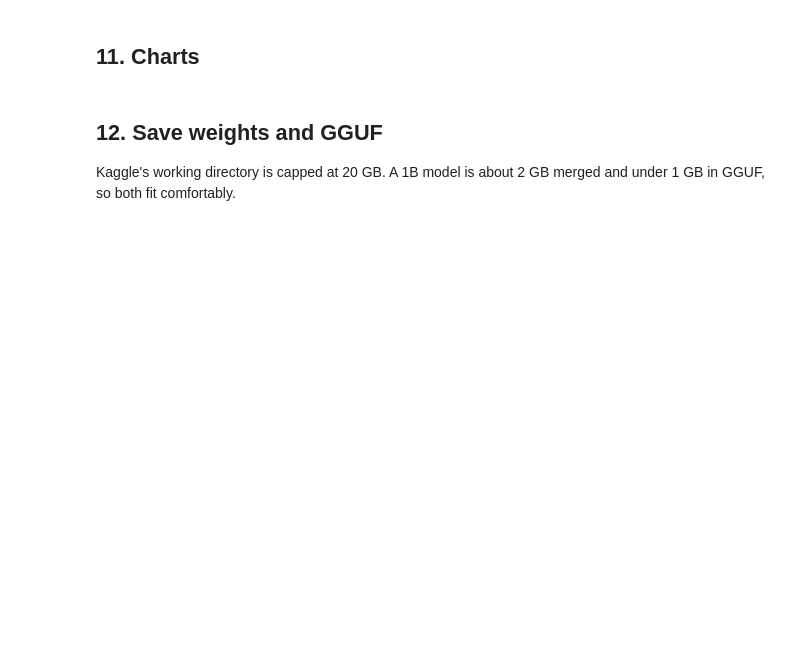
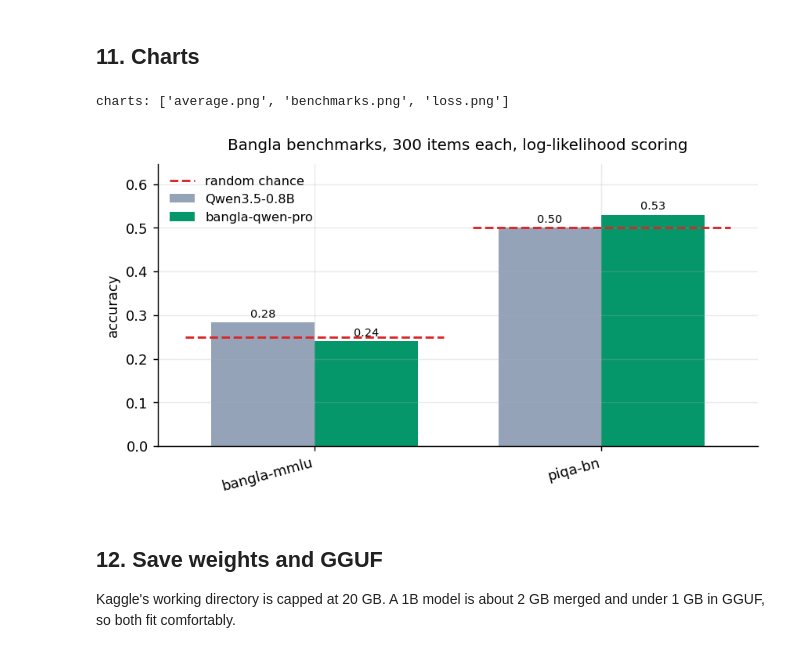
Before and after one commit to Md-Emon-Hasan/All-LLM-Fine-Funing-Methods, a Jupyter notebook: Bangla Language Models/bangla_gemma_pro.ipynb, the cells around one changed output. Drawn from its saved outputs; the diff is of its cells as text; code cells hidden in the pictures; blank space fills up the shorter version.

Commit message:
ADD: bangla_gemma_pro

```diff
--- a/Bangla Language Models/bangla_gemma_pro.ipynb
+++ b/Bangla Language Models/bangla_gemma_pro.ipynb
@@ -410,0 +583,17 @@ print("\n--- formatted example ---\n", ds[0]["text"][:800])
+# %%
+model = FastModel.get_peft_model(
+    model,
+    r = LORA_R,
+    lora_alpha = LORA_ALPHA,
+    lora_dropout = 0,
+    bias = "none",
+    target_modules = ["q_proj","k_proj","v_proj","o_proj",
+                      "gate_proj","up_proj","down_proj"],
+    use_gradient_checkpointing = "unsloth",
+    random_state = SEED,
+    use_rslora = False,
+    loftq_config = None,
+)
+TRAINABLE = sum(p.numel() for p in model.parameters() if p.requires_grad)
+print(f"trainable {TRAINABLE:,} of {N_PARAMS:,} ({100*TRAINABLE/N_PARAMS:.2f}%)")
+assert 0 < TRAINABLE < 0.2 * N_PARAMS, "adapters did not attach as expected"
@@ -424,9 +615,9 @@ _P = set(inspect.signature(CFG.__init__).parameters)
 
 wanted = dict(
     per_device_train_batch_size=BATCH, gradient_accumulation_steps=ACCUM,
-    warmup_steps=40, max_steps=MAX_STEPS, learning_rate=LR,
+    warmup_steps=20, max_steps=MAX_STEPS, learning_rate=LR,
     fp16=not BF16, bf16=BF16, logging_steps=20, optim="adamw_8bit",
-    weight_decay=0.01, lr_scheduler_type="cosine", max_grad_norm=1.0,
+    weight_decay=0.01, lr_scheduler_type="cosine", max_grad_norm=0.3,
     seed=SEED, output_dir=f"{WORK}/outputs", report_to="none",
     save_strategy="no", gradient_checkpointing=True,
     max_seq_length=MAX_SEQ, dataset_text_field="text",
@@ -443,8 +634,8 @@ trainer = SFTTrainer(model=model, tokenizer=tokenizer, train_dataset=ds,
                      args=CFG(**kw), **extra)
 trainer = train_on_responses_only(
     trainer,
-    instruction_part="<start_of_turn>user\n",
-    response_part="<start_of_turn>model\n")
+    instruction_part=INSTRUCTION_PART,
+    response_part=RESPONSE_PART)
 
 lab = np.array(trainer.train_dataset[0]["labels"])
 sup = int((lab != -100).sum())
@@ -500,51 +736,56 @@ names = [k for k in BASE_BENCH if k != "average"]
 fig, ax = plt.subplots(figsize=(7.6, 3.6))
 x = np.arange(len(names)); w = 0.36
 bv = [BASE_BENCH[k] for k in names]; tv = [TUNED_BENCH[k] for k in names]
-ax.bar(x-w/2, bv, w, label="gemma-3-1b-it", color=C_BASE)
-ax.bar(x+w/2, tv, w, label="bangla-gemma-pro", color=C_TUNED)
+ax.bar(x-w/2, bv, w, label="Qwen3.5-0.8B", color=C_BASE)
+ax.bar(x+w/2, tv, w, label="bangla-qwen-pro", color=C_TUNED)
 for xi, v in zip(x-w/2, bv): ax.text(xi, v+.012, f"{v:.2f}", ha="center", fontsize=8)
 for xi, v in zip(x+w/2, tv): ax.text(xi, v+.012, f"{v:.2f}", ha="center", fontsize=8)
+ax.set_xticks(x); ax.set_xticklabels(names, rotation=15, ha="right")
+ax.set_ylabel("accuracy"); ax.set_ylim(0, max(bv+tv)*1.22)
+ax.set_title(f"Bangla benchmarks, {BENCH_N} items each, log-likelihood scoring",
+             fontsize=11, pad=10)
+CHANCE = {"bangla-mmlu":0.25, "commonsenseqa-bn":0.20, "openbookqa-bn":0.25,
+          "piqa-bn":0.50, "boolq-bn":0.50}
 for i, n in enumerate(names):
     c = CHANCE.get(n)
     if c:
-        ax.hlines(c, i-.46, i+.46, color="#dc2626", ls="--", lw=1.6,
+        ax.hlines(c, i-0.45, i+0.45, color="#dc2626", ls="--", lw=1.6,
                   label="random chance" if i == 0 else None)
-ax.set_xticks(x); ax.set_xticklabels(names, rotation=15, ha="right")
-ax.set_ylabel("accuracy"); ax.set_ylim(0, max(bv+tv+[0.6])*1.25)
-ax.set_title(f"Bangla benchmarks, {BENCH_N} items each, log-likelihood scoring",
-             fontsize=11, pad=10)
-ax.legend(frameon=False, fontsize=9, ncol=3)
+ax.legend(frameon=False, fontsize=9)
 plt.savefig(f"{ASSETS}/benchmarks.png"); plt.close()
 
 fig, ax = plt.subplots(figsize=(4.6, 3.3))
 bars = ax.bar(["base","fine-tuned"], [BASE_BENCH["average"], TUNED_BENCH["average"]],
               color=[C_BASE, C_TUNED], width=.5)
 for b, v in zip(bars, [BASE_BENCH["average"], TUNED_BENCH["average"]]):
     ax.text(b.get_x()+b.get_width()/2, v+.008, f"{v:.3f}", ha="center", fontsize=10)
 ax.set_ylabel("mean accuracy across five benchmarks")
 ax.set_ylim(0, max(BASE_BENCH["average"], TUNED_BENCH["average"])*1.25)
 ax.set_title("Average", fontsize=11, pad=10)
 plt.savefig(f"{ASSETS}/average.png"); plt.close()
 
 fig, ax = plt.subplots(figsize=(6.2, 3.0))
 ax.plot([s for s,_ in CURVE], [l for _,l in CURVE], color=C_TUNED, lw=1.5)
 ax.set_xlabel("step"); ax.set_ylabel("training loss")
 ax.set_title("Training loss (assistant turn only)", fontsize=11, pad=10)
 plt.savefig(f"{ASSETS}/loss.png"); plt.close()
 
 if BASE_PPL:
-    fig, ax = plt.subplots(figsize=(5.6, 3.2))
+    fig, ax = plt.subplots(figsize=(4.4, 3.2))
     bars = ax.bar(["base","fine-tuned"], [BASE_PPL, TUNED_PPL],
                   color=[C_BASE, C_TUNED], width=.5)
     for b, v in zip(bars, [BASE_PPL, TUNED_PPL]):
         ax.text(b.get_x()+b.get_width()/2, v*1.01, f"{v:.1f}", ha="center", fontsize=10)
     ax.set_ylabel("perplexity (lower is better)")
     ax.set_title("Perplexity on held-out Bangla prose", fontsize=11, pad=10)
     plt.savefig(f"{ASSETS}/perplexity.png"); plt.close()
 
 print("charts:", sorted(os.listdir(ASSETS)))
 from IPython.display import Image, display
 display(Image(f"{ASSETS}/benchmarks.png"))
+# %% [output]
+charts: ['average.png', 'benchmarks.png', 'loss.png']
+[figure, added]
 # %% [markdown]
 ## 12. Save weights and GGUF
 
```
Also changed, not shown: parts of 33 cells of this notebook, 1 other file.
